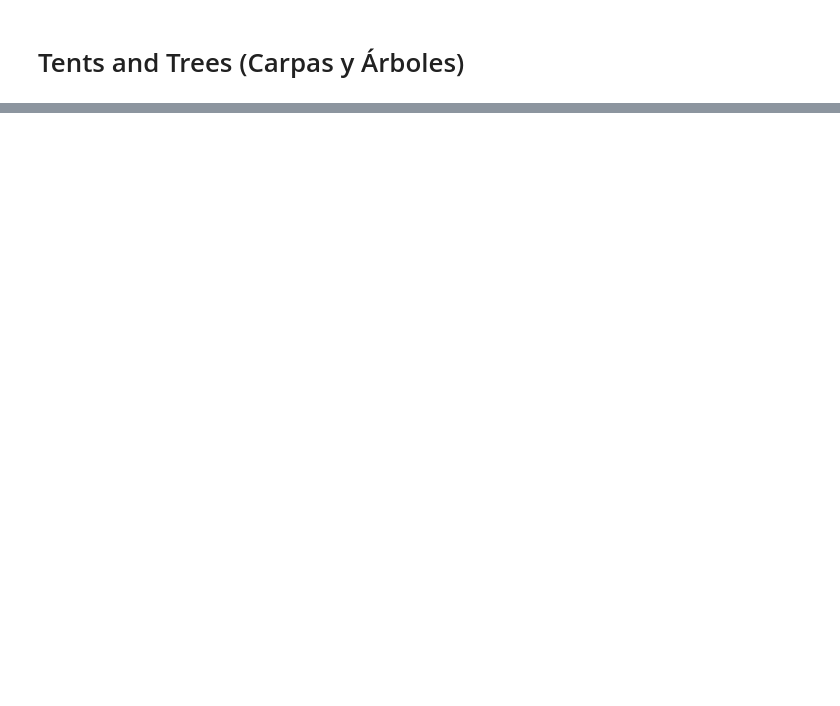
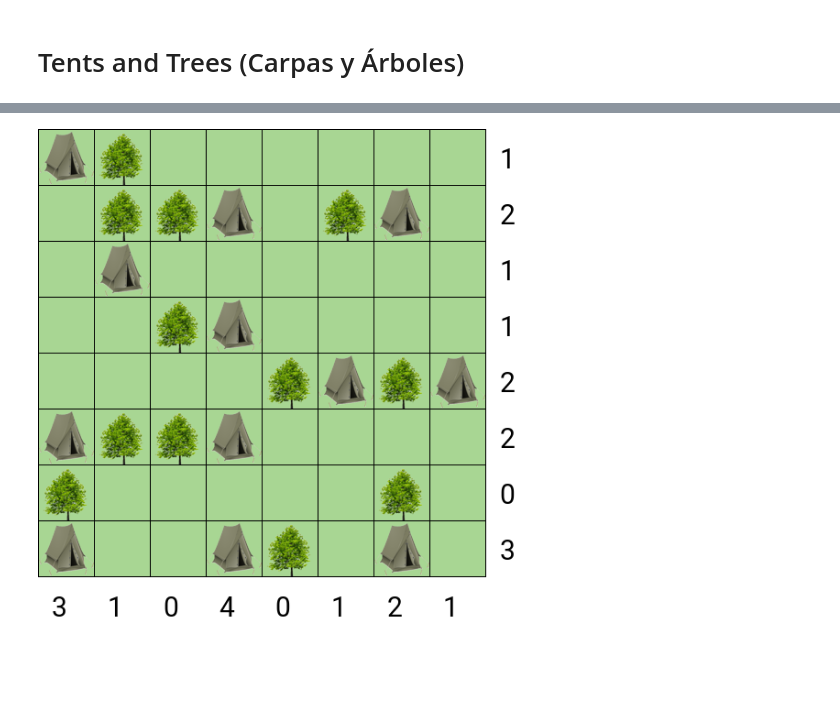
Before and after one commit to Bizangel/TentsAndTreesSolver, a Jupyter notebook: Proyecto2.ipynb, the cells around one changed output, grey strips where cells are left out. Cells and saved outputs as stored; diff of their text form; code cells hidden in the pictures; blank space fills up the shorter version.

```diff
--- a/Proyecto2.ipynb
+++ b/Proyecto2.ipynb
@@ -194,0 +149,7 @@ Empty on (7,7)
+# %%
+player = Player(puzzle)
+p = player.cods.P([0,5,2])
+q = player.numberCods.P([1,3,2])
+
+print(f"{p} se decodifica en: {player.humanReadAtom(p)}")
+print(f"{q} se decodifica en: {player.humanReadAtom(q)}")
@@ -194,0 +447,16 @@ Empty on (7,7)
+# %%
+def programa(agente):
+    while True:
+        agente.acknowledge_sight()
+        if findGreen(agente):
+            continue
+
+        if findTent(agente):
+            continue
+
+        if puzzle.checkDone():
+            print("Solucionado!")
+            break
+        # Couldn't find any more actions to perform!
+        print("Atascado!")
+        break
@@ -194,0 +468,16 @@ Empty on (7,7)
+# %%
+matrix,row,col = LoadStoredPuzzle("Puzzles/puzzle1.npz")
+puzzle = TentsAndTrees(matrix,row,col)
+player = Player(puzzle)
+player.knowledge = LPQuery(
+    player.make_emptygreen_rule() +
+    player.make_unique_rule() +
+    player.make_emptyrowcol_rule() +
+    player.make_only_adjacent_tent_rule() +
+    player.make_emptygreen_adjacent_to_tent_rule() +
+    player.make_fill_remaining_tents_equal_rule() +
+    player.make_fillgreen_filledtents_row_rule()
+)
+player.InitializeAtoms()
+
+puzzle.displayState()
@@ -194,0 +486,5 @@ Empty on (7,7)
+# %%
+%%time
+programa(player)
+puzzle.displayState()
+# %% [output]
@@ -194,0 +493 @@ Empty on (7,7)
+[figure, added]
```
Also changed, not shown: parts of 75 cells of this notebook, 10 other files.
